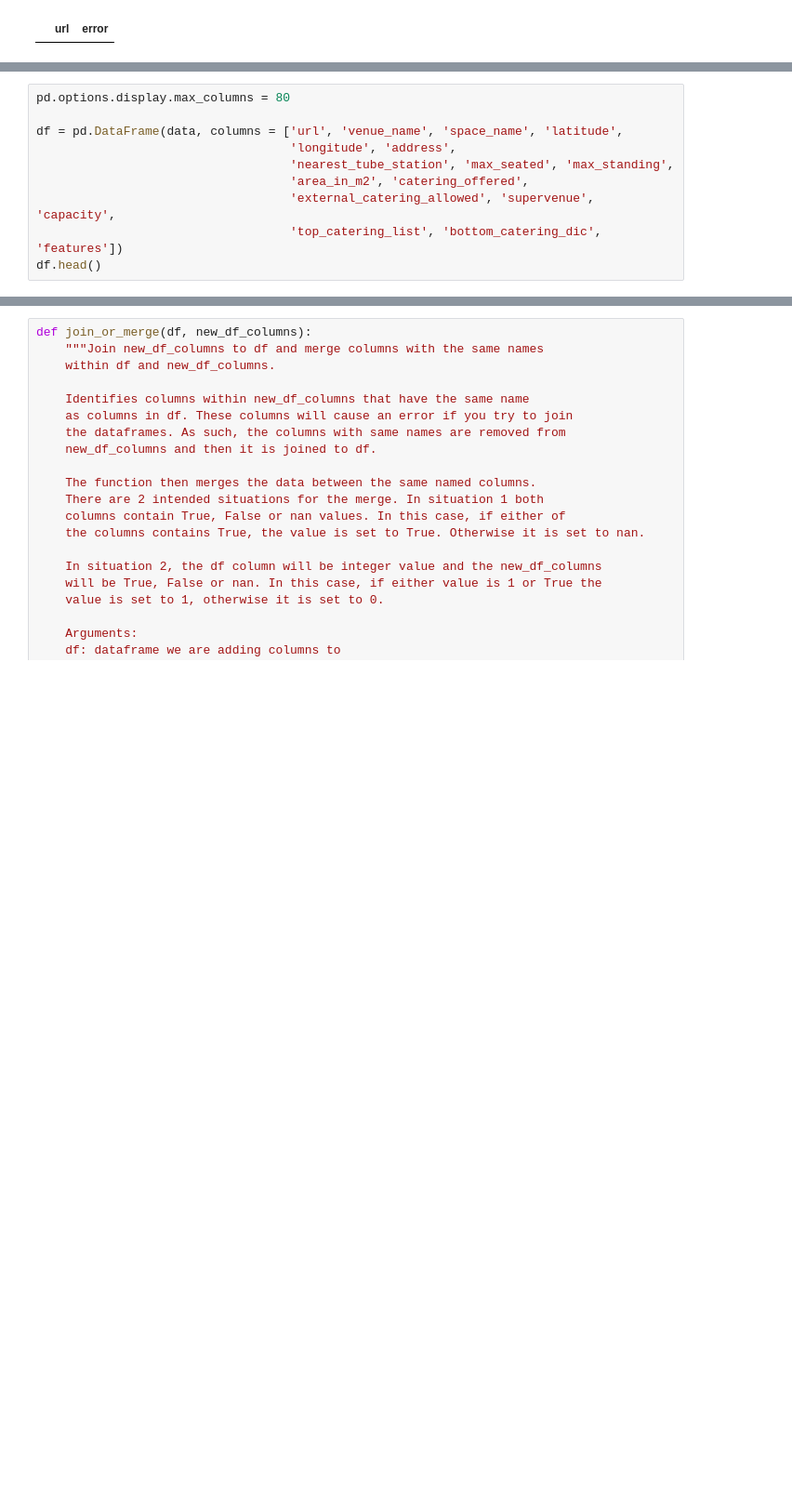
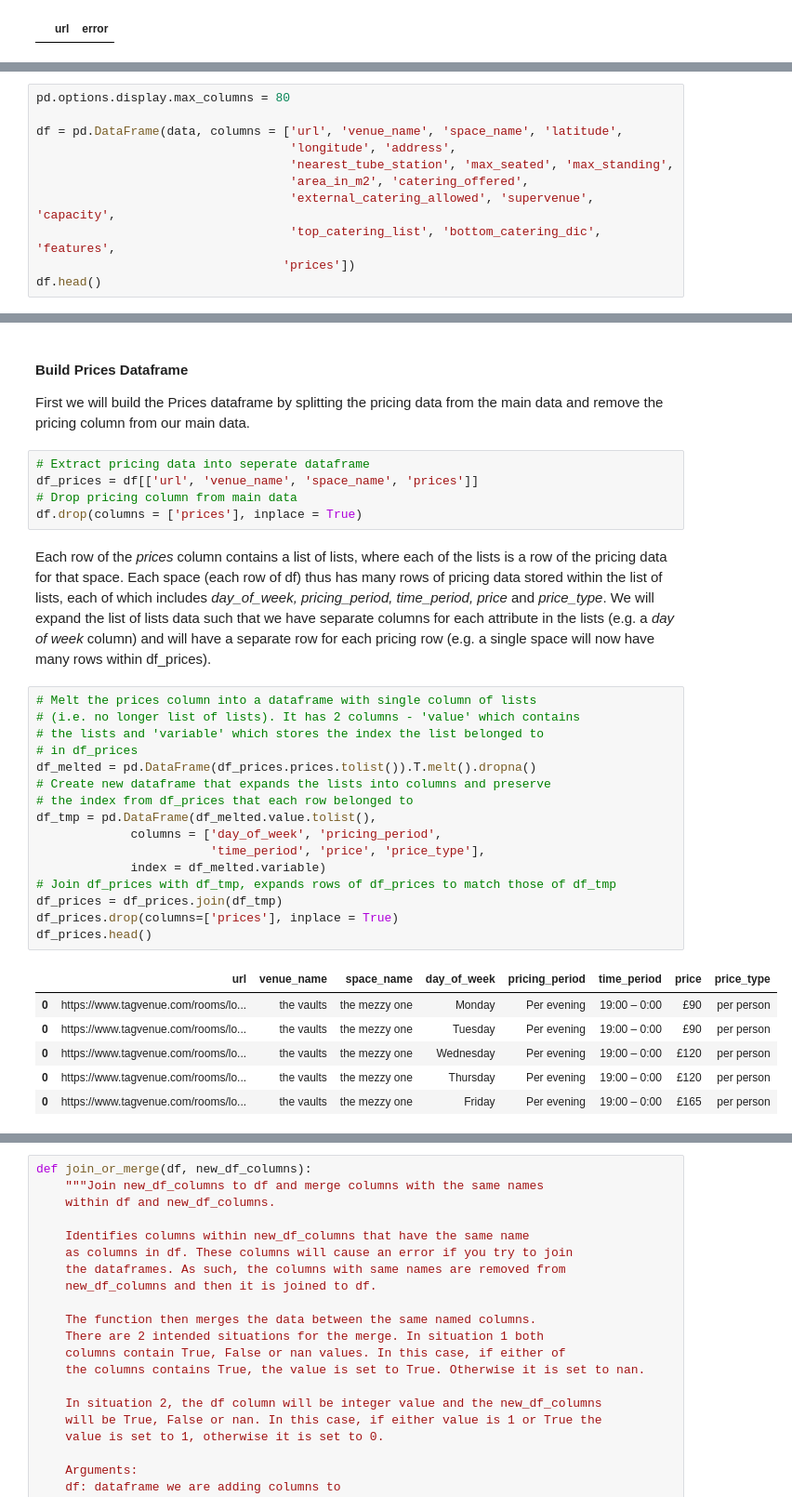
Before and after one commit to rhart-rup/London-Venue-Hire-Price-Prediction, a Jupyter notebook: Tag_Venue_Scrape.ipynb, the cells around one changed output, grey strips where cells are left out. Shown: that part at 93% size. Drawn from its saved outputs; the diff is of its cells as text; blank space fills up the shorter version.

Commit message:
Added notes on data extraction in detail

```diff
--- a/Tag_Venue_Scrape.ipynb
+++ b/Tag_Venue_Scrape.ipynb
@@ -867,7 +957,8 @@ df = pd.DataFrame(data, columns = ['url', 'venue_name', 'space_name', 'latitude'
                                    'nearest_tube_station', 'max_seated', 'max_standing',
                                    'area_in_m2', 'catering_offered',
                                    'external_catering_allowed', 'supervenue', 'capacity',
-                                   'top_catering_list', 'bottom_catering_dic', 'features'])
+                                   'top_catering_list', 'bottom_catering_dic', 'features',
+                                  'prices'])
 df.head()
 # %% [output]
 |  | url | venue_name | space_name | latitude | longitude | address | nearest_tube_station | max_seated | ... |
@@ -876,4 +967,37 @@ df.head()
 | 2 | https://www.tagvenue.com/rooms/lo... | good hotel london | living space | 51.507978 | 0.018974 | Western Gateway, London, E16 1FA | Royal Victoria Station (150 yd) | 70 | ... |
 | 3 | https://www.tagvenue.com/rooms/lo... | radisson blu edwardian heathrow | royal d | 51.480911 | -0.440963 | Bath Road, 140, London, UB3 5AW | NaN | 50 | ... |
 | 4 | https://www.tagvenue.com/rooms/lo... | bubba gump shrimp | exclusive use | 51.510322 | -0.132196 | 13 Coventry Street, , London, W1D... | Piccadilly Circus Station (150 yd) | 400 | ... |
+# %% [markdown]
+#### Build Prices Dataframe
+First we will build the Prices dataframe by splitting the pricing data from the main data and remove the pricing column from our main data.
+# %%
+# Extract pricing data into seperate dataframe
+df_prices = df[['url', 'venue_name', 'space_name', 'prices']]
+# Drop pricing column from main data
+df.drop(columns = ['prices'], inplace = True)
+# %% [markdown]
+Each row of the *prices* column contains a list of lists, where each of the lists is a row of the pricing data for that space. Each space (each row of df) thus has many rows of pricing data stored within the list of lists, each of which includes *day_of_week, pricing_period, time_period, price* and *price_type*. We will expand the list of lists data such that we have separate columns for each attribute in the lists (e.g. a *day of week* column) and will have a separate row for each pricing row (e.g. a single space will now have many rows within df_prices).
+# %%
+# Melt the prices column into a dataframe with single column of lists
+# (i.e. no longer list of lists). It has 2 columns - 'value' which contains
+# the lists and 'variable' which stores the index the list belonged to
+# in df_prices
+df_melted = pd.DataFrame(df_prices.prices.tolist()).T.melt().dropna()
+# Create new dataframe that expands the lists into columns and preserve
+# the index from df_prices that each row belonged to
+df_tmp = pd.DataFrame(df_melted.value.tolist(),
+             columns = ['day_of_week', 'pricing_period',
+                        'time_period', 'price', 'price_type'],
+             index = df_melted.variable)
+# Join df_prices with df_tmp, expands rows of df_prices to match those of df_tmp
+df_prices = df_prices.join(df_tmp)
+df_prices.drop(columns=['prices'], inplace = True)
+df_prices.head()
+# %% [output]
+|  | url | venue_name | space_name | day_of_week | pricing_period | time_period | price | price_type |
+| 0 | https://www.tagvenue.com/rooms/lo... | the vaults | the mezzy one | Monday | Per evening | 19:00 – 0:00 | £90 | per person |
+| 0 | https://www.tagvenue.com/rooms/lo... | the vaults | the mezzy one | Tuesday | Per evening | 19:00 – 0:00 | £90 | per person |
+| 0 | https://www.tagvenue.com/rooms/lo... | the vaults | the mezzy one | Wednesday | Per evening | 19:00 – 0:00 | £120 | per person |
+| 0 | https://www.tagvenue.com/rooms/lo... | the vaults | the mezzy one | Thursday | Per evening | 19:00 – 0:00 | £120 | per person |
+| 0 | https://www.tagvenue.com/rooms/lo... | the vaults | the mezzy one | Friday | Per evening | 19:00 – 0:00 | £165 | per person |
 # %% [markdown]
```
Also changed, not shown: parts of 9 cells of this notebook, 3 other files.
